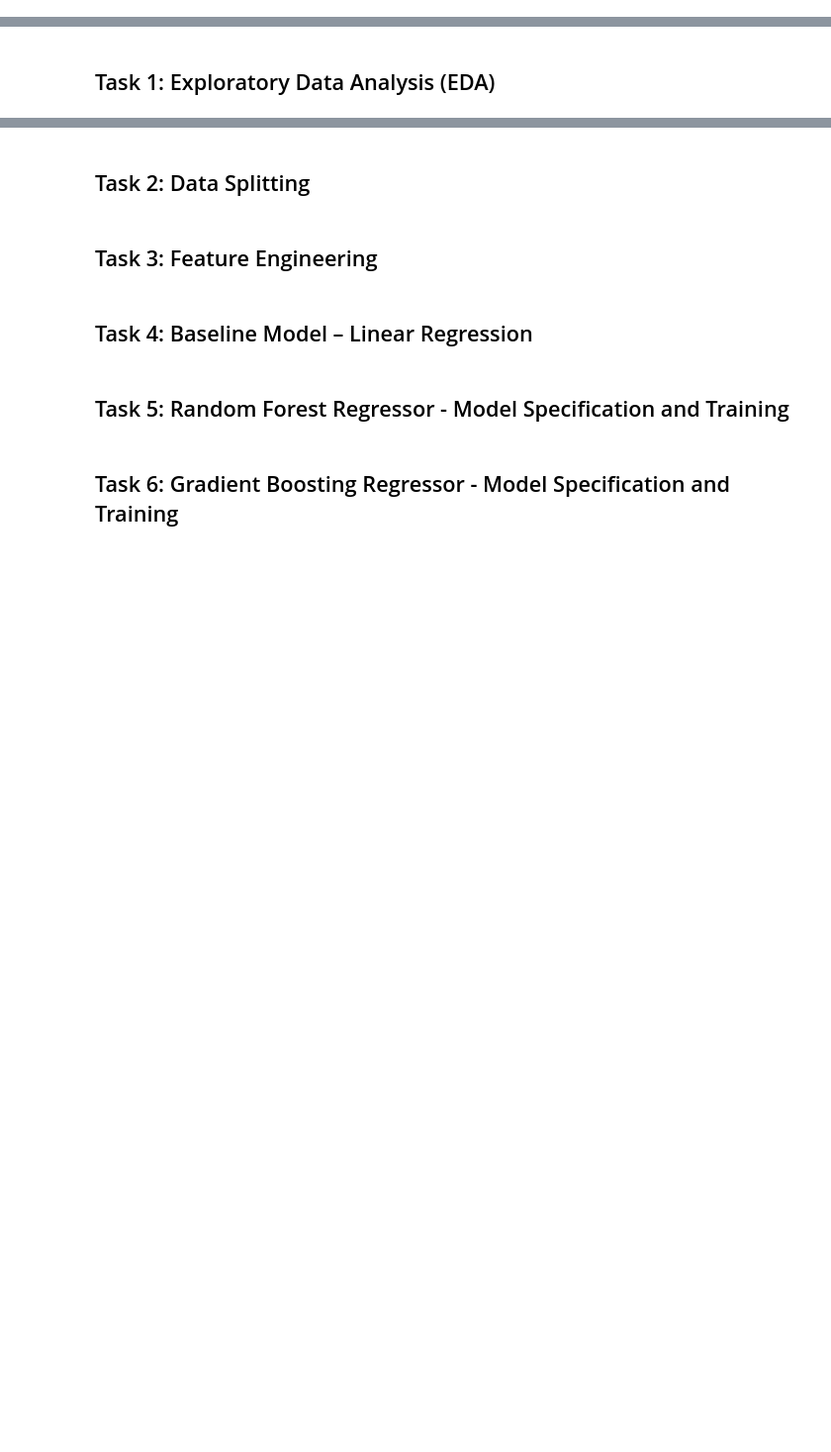
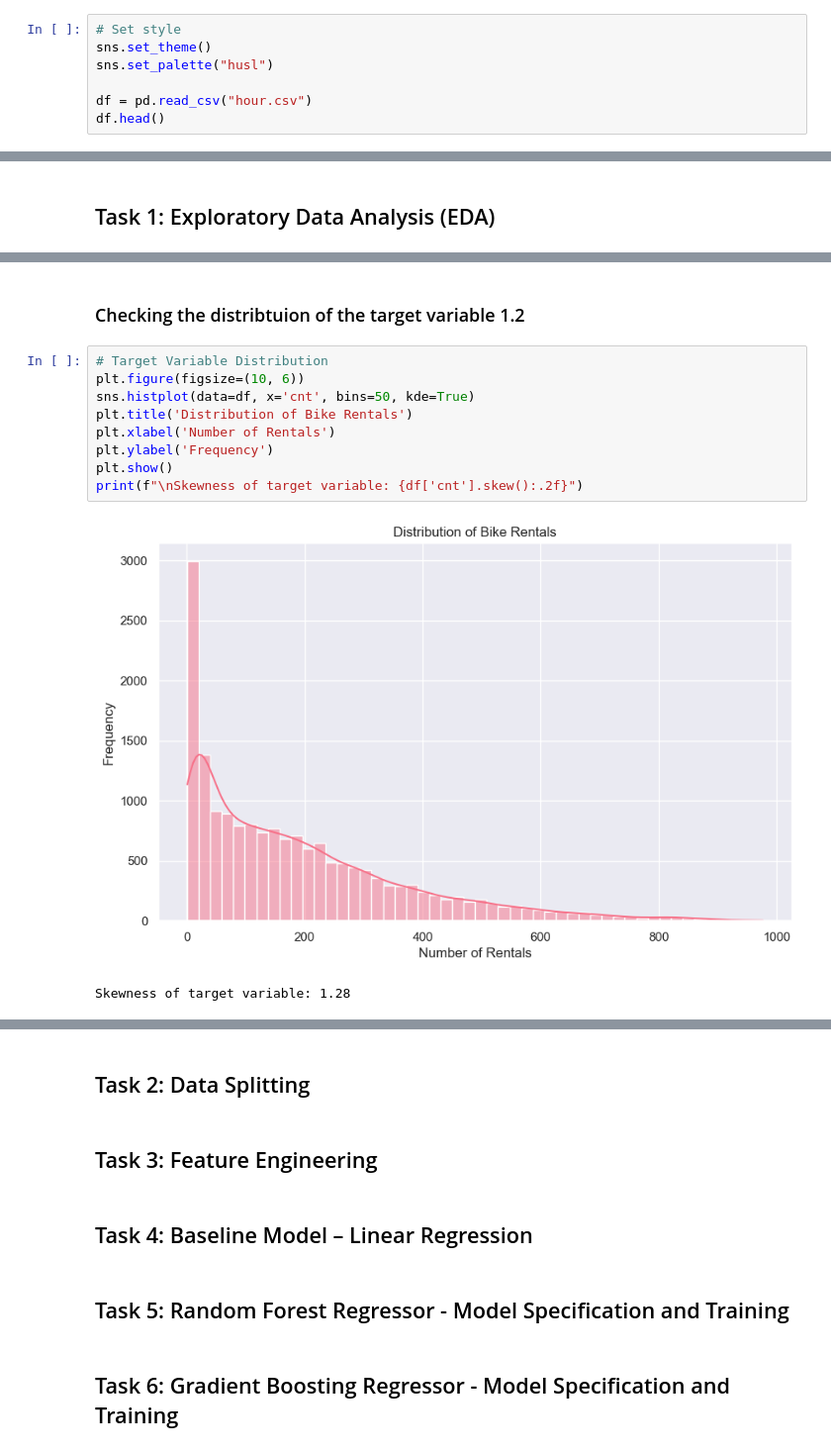
Before and after one commit to Soimanul/ML-fundamentals-2025, a Jupyter notebook: assignment_2_Vlad_Soimu[Soimu].ipynb, the cells around one changed output, grey strips where cells are left out. Shown at 99% size. Drawn from its saved outputs; the diff is of its cells as text; blank space fills up the shorter version.

```diff
--- a/assignment_2_Vlad_Soimu[Soimu].ipynb
+++ b/assignment_2_Vlad_Soimu[Soimu].ipynb
@@ -4,0 +13,7 @@
+# %%
+# Set style
+sns.set_theme()
+sns.set_palette("husl")
+
+df = pd.read_csv("hour.csv")
+df.head()
@@ -6,0 +59,14 @@
+# %% [markdown]
+### Checking the distribtuion of the target variable 1.2
+# %%
+# Target Variable Distribution
+plt.figure(figsize=(10, 6))
+sns.histplot(data=df, x='cnt', bins=50, kde=True)
+plt.title('Distribution of Bike Rentals')
+plt.xlabel('Number of Rentals')
+plt.ylabel('Frequency')
+plt.show()
+print(f"\nSkewness of target variable: {df['cnt'].skew():.2f}")
+# %% [output]
+[figure, added]
+Skewness of target variable: 1.28
```
Also changed, not shown: parts of 21 cells of this notebook.
